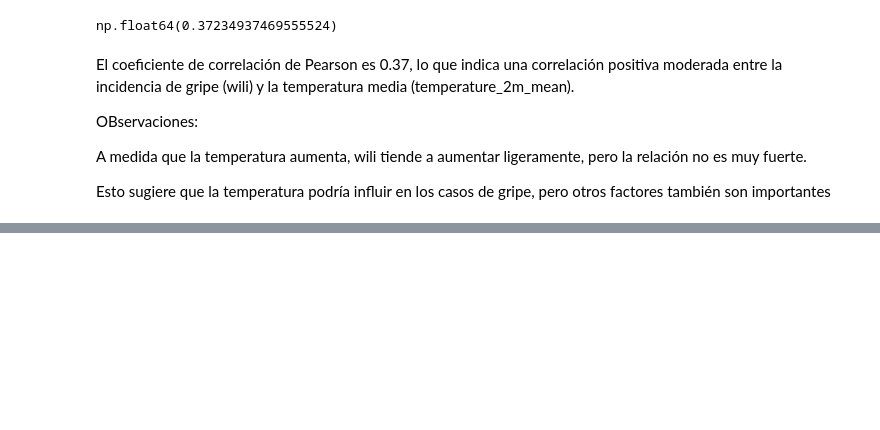
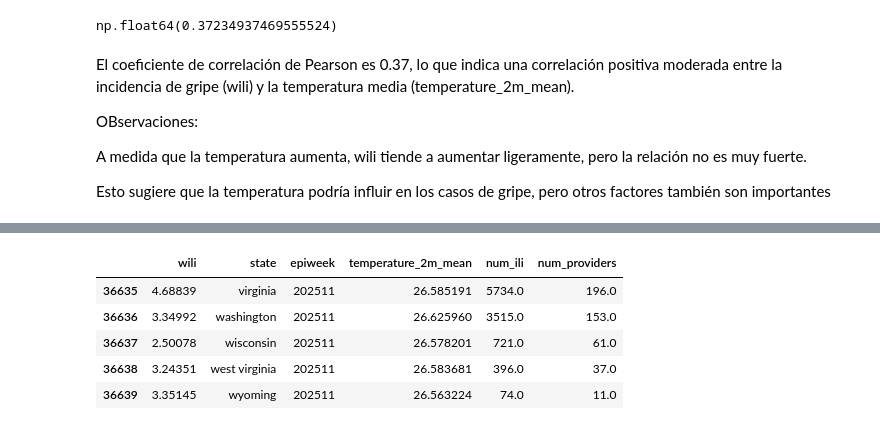
Before and after one commit to Laura-Cruz-Gil/Proyecto_Final_Salud, a Jupyter notebook: src/explore.ipynb, the cells around one changed output, grey strips where cells are left out. Cells and saved outputs as stored; diff of their text form; code cells hidden in the pictures; blank space fills up the shorter version.

```diff
--- a/src/explore.ipynb
+++ b/src/explore.ipynb
@@ -417,0 +435,9 @@ Esto sugiere que la temperatura podría influir en los casos de gripe, pero otro
+# %%
+df.tail()
+# %% [output]
+|  | wili | state | epiweek | temperature_2m_mean | num_ili | num_providers |
+| 36635 | 4.68839 | virginia | 202511 | 26.585191 | 5734.0 | 196.0 |
+| 36636 | 3.34992 | washington | 202511 | 26.625960 | 3515.0 | 153.0 |
+| 36637 | 2.50078 | wisconsin | 202511 | 26.578201 | 721.0 | 61.0 |
+| 36638 | 3.24351 | west virginia | 202511 | 26.583681 | 396.0 | 37.0 |
+| 36639 | 3.35145 | wyoming | 202511 | 26.563224 | 74.0 | 11.0 |
```
Also changed, not shown: parts of 14 cells of this notebook.
